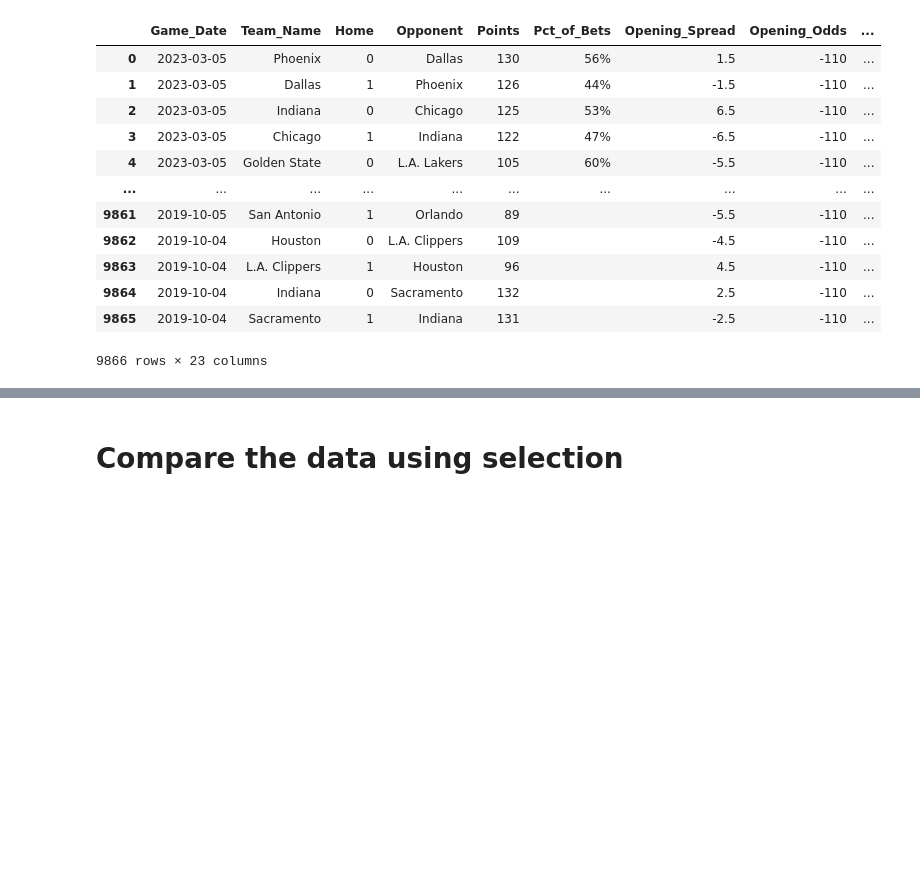
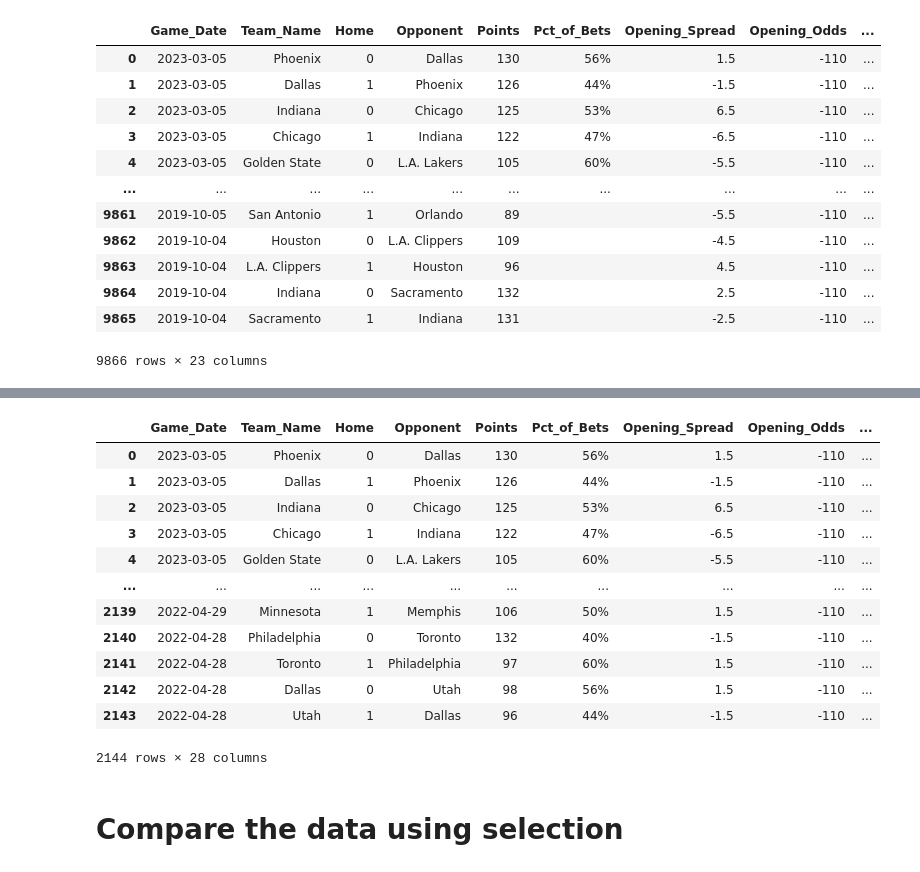
Before and after one commit to alecmatt5/nba_betting_analysis, a Jupyter notebook: backend/notebooks/secondary_model_alec.ipynb, the cells around one changed output, grey strips where cells are left out. Drawn from its saved outputs; the diff is of its cells as text; code cells hidden in the pictures; blank space fills up the shorter version.

```diff
--- a/backend/notebooks/secondary_model_alec.ipynb
+++ b/backend/notebooks/secondary_model_alec.ipynb
@@ -116,4 +156,20 @@ bets['Game_Date'] = pd.to_datetime(bets['Game_Date'])
 # %%
 compare = bets.merge(y_pred, left_on=['Game_Date', 'TEAM_NAME_h'], right_on=['GAME_DATE', 'TEAM_NAME_h'])
+# %%
+compare
+# %% [output]
+|  | Game_Date | Team_Name | Home | Opponent | Points | Pct_of_Bets | Opening_Spread | Opening_Odds | ... |
+| 0 | 2023-03-05 | Phoenix | 0 | Dallas | 130 | 56% | 1.5 | -110 | ... |
+| 1 | 2023-03-05 | Dallas | 1 | Phoenix | 126 | 44% | -1.5 | -110 | ... |
+| 2 | 2023-03-05 | Indiana | 0 | Chicago | 125 | 53% | 6.5 | -110 | ... |
+| 3 | 2023-03-05 | Chicago | 1 | Indiana | 122 | 47% | -6.5 | -110 | ... |
+| 4 | 2023-03-05 | Golden State | 0 | L.A. Lakers | 105 | 60% | -5.5 | -110 | ... |
+| ... | ... | ... | ... | ... | ... | ... | ... | ... | ... |
+| 2139 | 2022-04-29 | Minnesota | 1 | Memphis | 106 | 50% | 1.5 | -110 | ... |
+| 2140 | 2022-04-28 | Philadelphia | 0 | Toronto | 132 | 40% | -1.5 | -110 | ... |
+| 2141 | 2022-04-28 | Toronto | 1 | Philadelphia | 97 | 60% | 1.5 | -110 | ... |
+| 2142 | 2022-04-28 | Dallas | 0 | Utah | 98 | 56% | 1.5 | -110 | ... |
+| 2143 | 2022-04-28 | Utah | 1 | Dallas | 96 | 44% | -1.5 | -110 | ... |
+2144 rows × 28 columns
 # %% [markdown]
 # Compare the data using selection
```
Also changed, not shown: parts of 30 cells of this notebook, 9 other files.
